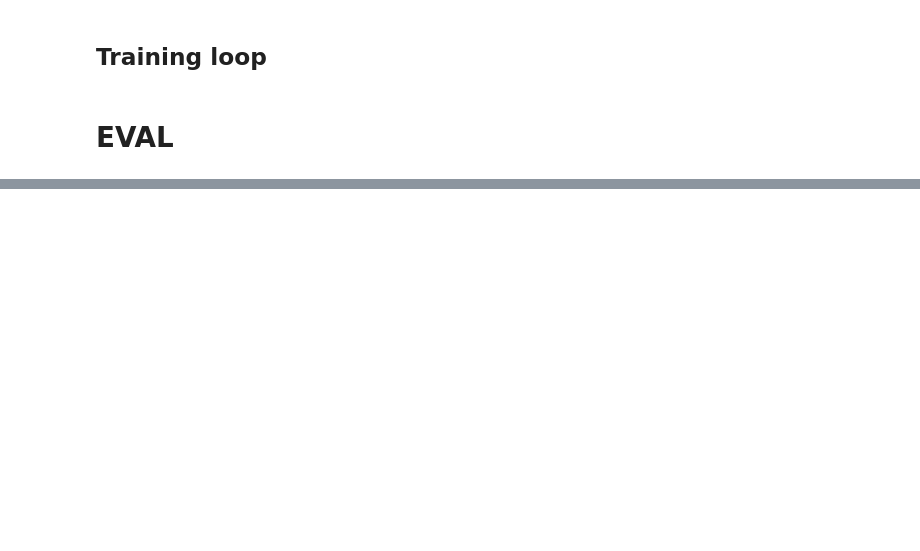
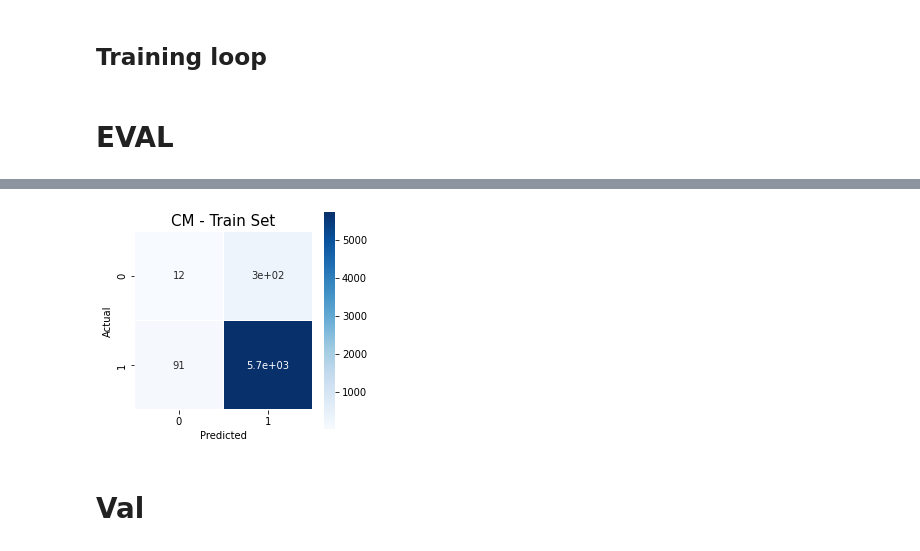
Before and after one commit to tadeohepperle/amazon-fake-reviews, a Jupyter notebook: context_model_test.ipynb, the cells around one changed output, grey strips where cells are left out. Saved outputs shown, nothing was run; the diff lists cells and outputs as text; code cells hidden in the pictures; blank space fills up the shorter version.

```diff
--- a/context_model_test.ipynb
+++ b/context_model_test.ipynb
@@ -55,7 +73,7 @@ reviews_scraped = pd.read_csv(
 
 reviews_scraped.fillna(0,inplace= True)
 df.fillna(0,inplace=True)
-df = df[0:8000]
+df = df[0:10000]
 # %%
 df.columns
 # %% [output]
@@ -888,0 +930,13 @@ loss_f = nn.BCELoss()
+# %%
+all_preds = []
+all_labels = []
+model.eval()
+with torch.inference_mode():
+  for (input, labels) in train_dataloader:
+      o = model(input)
+      all_preds.append(torch.squeeze(o).cpu().detach().numpy().ravel())
+      all_labels.append(torch.squeeze(labels).cpu().detach().numpy().ravel())
+
+
+all_labels = np.concatenate(all_labels)
+all_preds_np = np.concatenate(all_preds)
@@ -888,0 +953,15 @@ loss_f = nn.BCELoss()
+# %%
+from sklearn.metrics import classification_report, f1_score, recall_score, precision_score, precision_recall_curve, confusion_matrix, matthews_corrcoef
+preds2 = [1 if i >= 0.5 else 0 for i in preds]
+mcc = matthews_corrcoef(target, preds2)
+precision = precision_score(target, preds2)
+recall = recall_score(target, preds2)
+f1 = f1_score(target, preds2, average='weighted')
+
+print("\n")
+print("Matthews Corr Coef:", mcc)
+print("Precision:", precision)
+print("Recall:", recall)
+print("f-1 score:", f1)
+print("\n")
+print(classification_report(target, preds2))
@@ -888,0 +983,6 @@ loss_f = nn.BCELoss()
+# %%
+show_conf_matrix(target, preds2, set1 = "Train", model="")
+# %% [output]
+[figure, added]
+# %% [markdown]
+# Val
```
Also changed, not shown: parts of 28 cells of this notebook.
